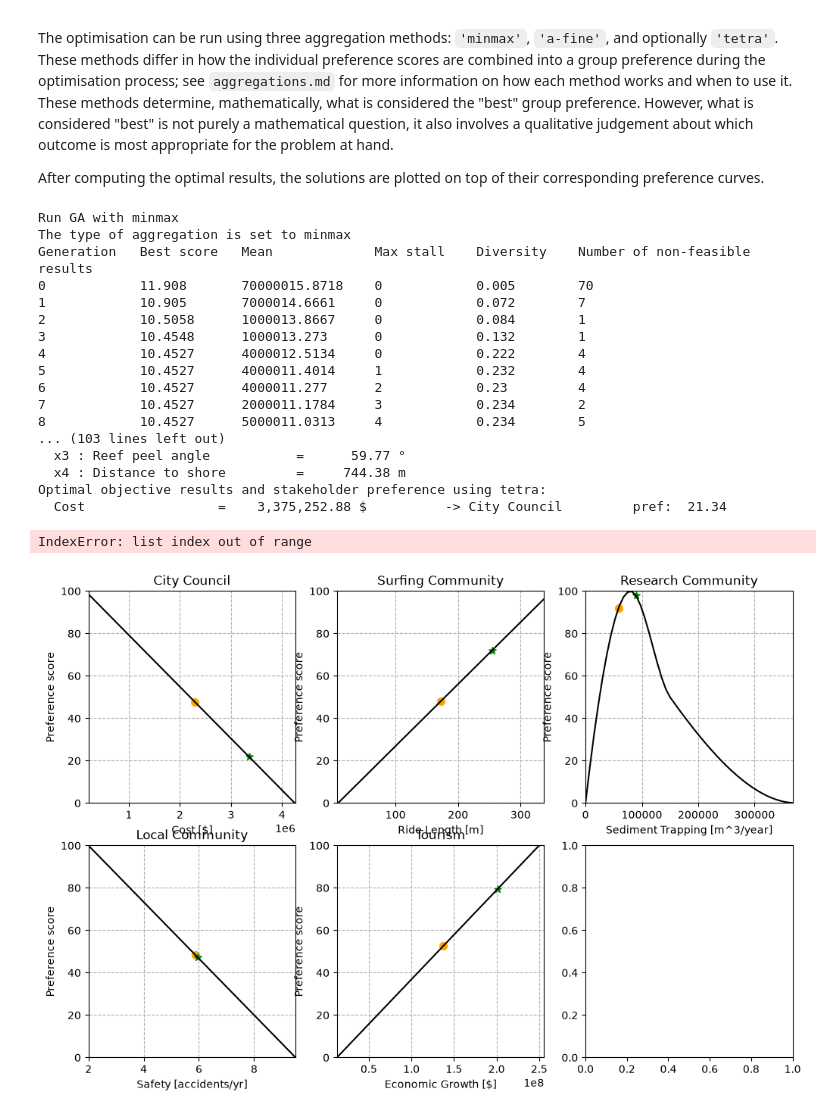
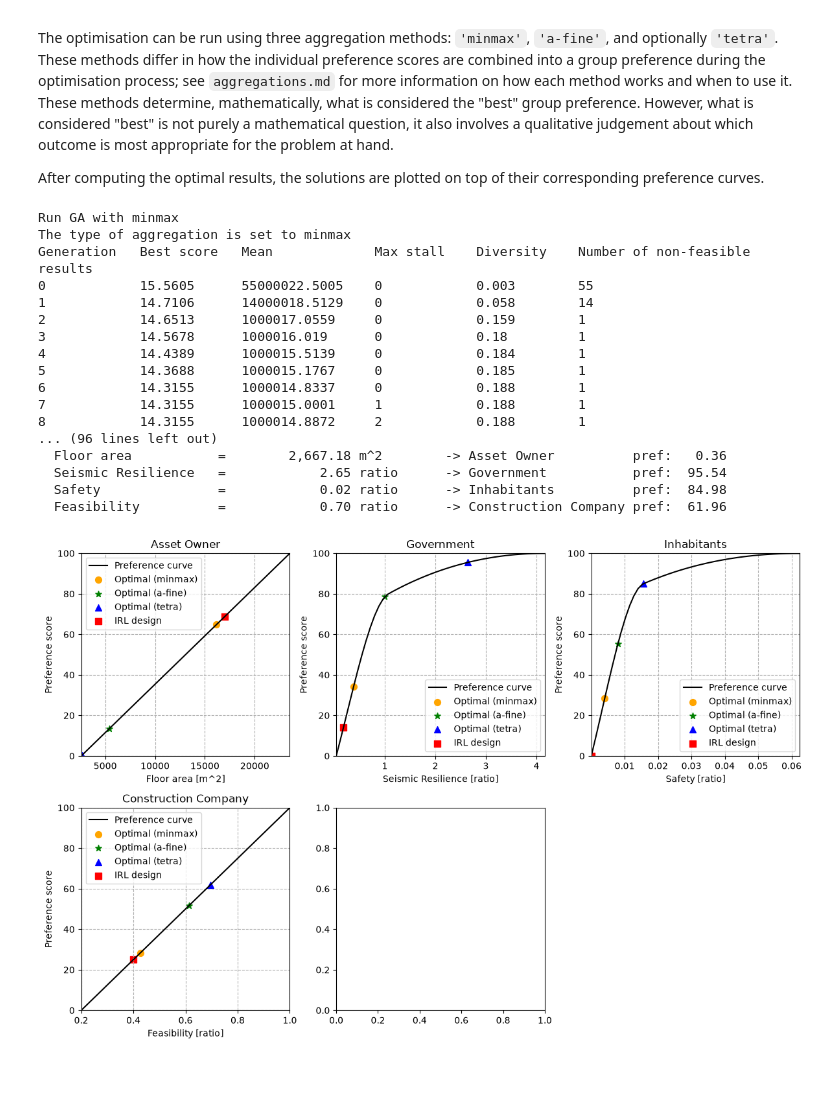
Before and after one commit to SKorpershoek/Program-Base, a Jupyter notebook: EXAMPLE_Artificial_Reef.ipynb, the cells around one changed output. Drawn from its saved outputs; the diff is of its cells as text; code cells hidden in the pictures; blank space fills up the shorter version.

```diff
--- a/EXAMPLE_Artificial_Reef.ipynb
+++ b/EXAMPLE_Artificial_Reef.ipynb
@@ -102,11 +102,11 @@ def constraint_1(variables):
     :return: 1-D array (length n) with constraint values; arr>0 means violation for 'ineq' constraints.
     """
     x2 = variables[:, 1]
-    x3 = variables[:, 2]
+    x3 = variables[:, 2] / 100
     x4 = variables[:, 3]
-    min_res = 0.0025    # minimum distance from end of reef to the shore [m]
+    min_res = 4.244 * 10 ** -6   # minimum distance from end of reef to the shore [m]
 
-    return x2 * (1 + x3) / x4 # < 0
+    return min_res -x2 * (1 + x3) / x4 # < 0
 
 def constraint_2(variables):
     """Maximum material costs constraint:
@@ -114,13 +114,13 @@ def constraint_2(variables):
     :return: 1-D array (length n) with constraint values; arr>0 means violation for 'ineq' constraints.
     """
     x1 = variables[:, 0]
-    x3 = variables[:, 2]
+    x3 = variables[:, 2] / 100
     x4 = variables[:, 3]
     x5 = variables[:, 4]
 
     max_cost = 235
 
-    return x1*x3*x4*x5
+    return x1*x3*x4*x5 - max_cost
 
 
 cons = [['ineq', constraint_1], ['ineq', constraint_2]]
@@ -141,7 +141,7 @@ Each objective is then expressed as a function of the design variables. Where ne
 # %%
 # Define objective functions
 
-def objective_function_1(x3, x4):
+def objective_function_1(x1, x2, x3, x4, x5):
     """
     Rental floor area (asset owner).
 
@@ -149,12 +149,12 @@ def objective_function_1(x3, x4):
     """
 
     A = 40 * 12
-    RFA = A * x4 * (1 - x3)
+    RFA = A * x4 * (1 - x3 / 100)
 
     return RFA
 
 
-def objective_function_2(x2, x3, x4):
+def objective_function_2(x1, x2, x3, x4, x5):
     """
     Seismic resilience function (government).
 
@@ -165,7 +165,7 @@ def objective_function_2(x2, x3, x4):
     return SR
 
 
-def objective_function_3(x1, x2, x4):
+def objective_function_3(x1, x2, x3, x4, x5):
     """
     Safety (inhabitants)
 
@@ -175,13 +175,19 @@ def objective_function_3(x1, x2, x4):
     return S
 
 
-def objective_function_4(x1, x2, x4, x5):
+def objective_function_4(x1, x2, x3, x4, x5):
     """
     Feasability (construction company).
 
     :return: feasibility ratio
     """
-    F = 1 / (x1 * x2 * x4 * x5)
+    t_w_norm  = (x1 - 0.15) / (0.25 - 0.15)
+    rho_s_norm = (x2 - 0.0001) / (1.5 - 0.0001)
+    H_norm     = (x4 - 6) / (50 - 6)
+    C_norm     = (x5 - 300) / (450 - 300)
+
+    complexity = t_w_norm + rho_s_norm + H_norm + C_norm   # som i.p.v. product
+    F = 1 / (1 + complexity)   # +
 
     return F
 
@@ -232,9 +241,9 @@ $$\sum_{i=1}^{5} w_i = 1$$
 In this model, all weights are initialised equally ($w_i = \frac{1}{5} = 0.2$) for simplicity.
 # %%
 # Weights per stakeholder — must sum to 1. Before game all weights were set equal.
-#                   cost   ride  sed   safe  econ
-weights_before =    [0.20, 0.20, 0.20, 0.20, 0.20]
-weights_after =     [0.30, 0.15, 0.20, 0.20, 0.15]
+#                   RFA   SR  S   F
+weights_before =    [0.40, 0.20, 0.20, 0.20]
+weights_after =     [0.50, 0.15, 0.20, 0.20]
 
 weights = weights_before  # set to which weight to use
 
@@ -356,8 +368,8 @@ After computing the optimal results, the solutions are plotted on top of their c
 # %%
 # We run the optimization with two paradigms
 paradigm = ['minmax', 'a-fine', 'tetra']  # 'minmax' or 'a-fine' or 'tetra'
-markers  = ['o', '*']
-colours  = ['orange', 'green']
+markers  = ['o', '*', '^']
+colours  = ['orange', 'green', 'blue']
 
 # Define the figure and axes before the loop
 fig, axes = plt.subplots(2, 3, figsize=(12, 8))
@@ -402,48 +414,47 @@ for i in range(len(paradigm)):
 
         # Print and plot the optimal point on the preference curve
         print(f'  {name:<20} = {obj_value:>15,.2f} {unit:<10} -> {stakeholder:<20} pref: {pref_score:>6.2f}')
         ax.scatter(obj_value, pref_score, color=colours[i], marker=markers[i], s=50,
                    label=f'Optimal ({paradigm[i]})')
 
 
 # plot the IRL design point if plot_irl is True
 if plot_irl:
     irl_obj_values = [obj_func(*X_irl) for obj_func, _, _, _ in objectives]
     irl_pref_scores = [pref_funcs[j](*X_irl) for j in range(len(objectives))]
-    for j, ax in enumerate(axes.flat[:5]):
+    for j, ax in enumerate(axes.flat[:4]):
         ax.scatter(irl_obj_values[j], irl_pref_scores[j], color='red', marker='s', s=50, label='IRL design')
 
-for ax in axes.flat[:5]:
+for ax in axes.flat[:4]:
     ax.legend(fontsize=10)
 
 axes.flat[-1].set_visible(False)  # hide the sixth empty subplot
 
 
 # Adjust the layout
 fig.tight_layout()
 
 # Save figure
 # plt.savefig('optimal_results.png')  # Uncomment this line to save the figure as a PNG file
 
 # Display the plot
 plt.show()
 # %% [output]
 Run GA with minmax
 The type of aggregation is set to minmax
 Generation   Best score   Mean             Max stall    Diversity    Number of non-feasible results
-0            11.908       70000015.8718    0            0.005        70
-1            10.905       7000014.6661     0            0.072        7
-2            10.5058      1000013.8667     0            0.084        1
-3            10.4548      1000013.273      0            0.132        1
-4            10.4527      4000012.5134     0            0.222        4
-5            10.4527      4000011.4014     1            0.232        4
-6            10.4527      4000011.277      2            0.23         4
-7            10.4527      2000011.1784     3            0.234        2
-8            10.4527      5000011.0313     4            0.234        5
-... (103 lines left out)
-  x3 : Reef peel angle           =      59.77 °
-  x4 : Distance to shore         =     744.38 m
-Optimal objective results and stakeholder preference using tetra:
-  Cost                 =    3,375,252.88 $          -> City Council         pref:  21.34
+0            15.5605      55000022.5005    0            0.003        55
+1            14.7106      14000018.5129    0            0.058        14
+2            14.6513      1000017.0559     0            0.159        1
+3            14.5678      1000016.019      0            0.18         1
+4            14.4389      1000015.5139     0            0.184        1
+5            14.3688      1000015.1767     0            0.185        1
+6            14.3155      1000014.8337     0            0.188        1
+7            14.3155      1000015.0001     1            0.188        1
+8            14.3155      1000014.8872     2            0.188        1
+... (96 lines left out)
+  Floor area           =        2,667.18 m^2        -> Asset Owner          pref:   0.36
+  Seismic Resilience   =            2.65 ratio      -> Government           pref:  95.54
+  Safety               =            0.02 ratio      -> Inhabitants          pref:  84.98
+  Feasibility          =            0.70 ratio      -> Construction Company pref:  61.96
-IndexError: list index out of range
-[figure, old version]
+[figure, new version]
```
Also changed, not shown: parts of 3 cells of this notebook, 2 other files.
